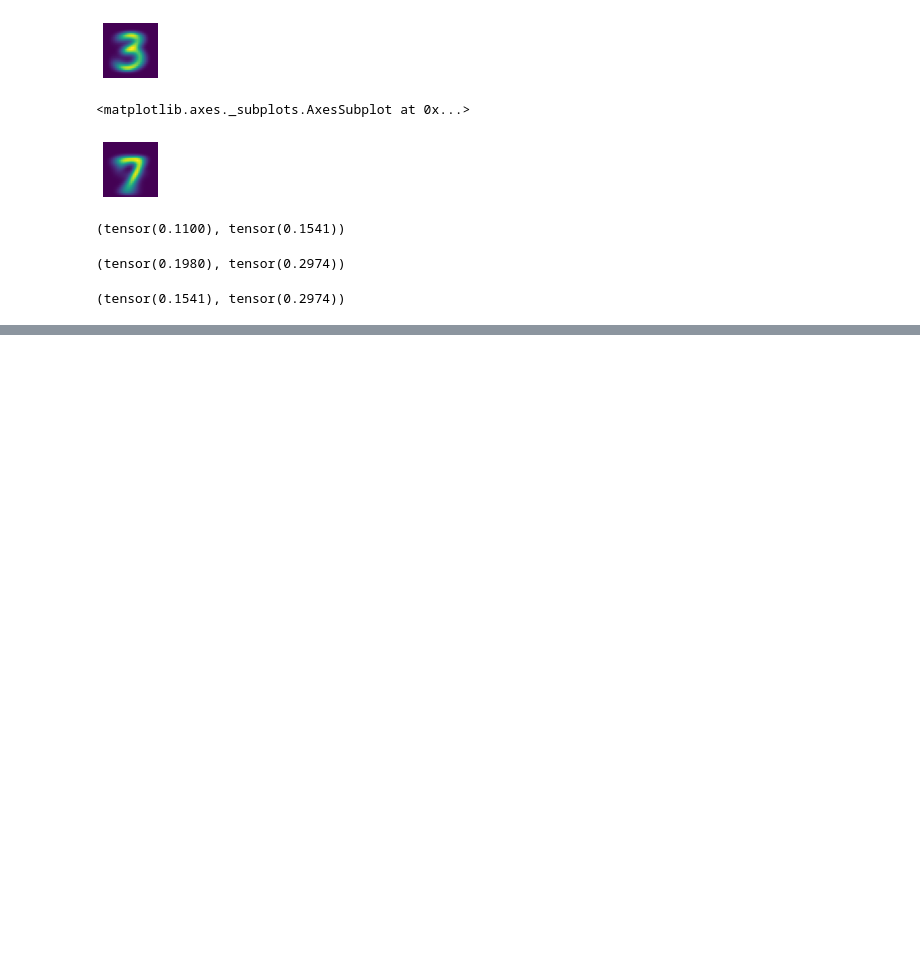
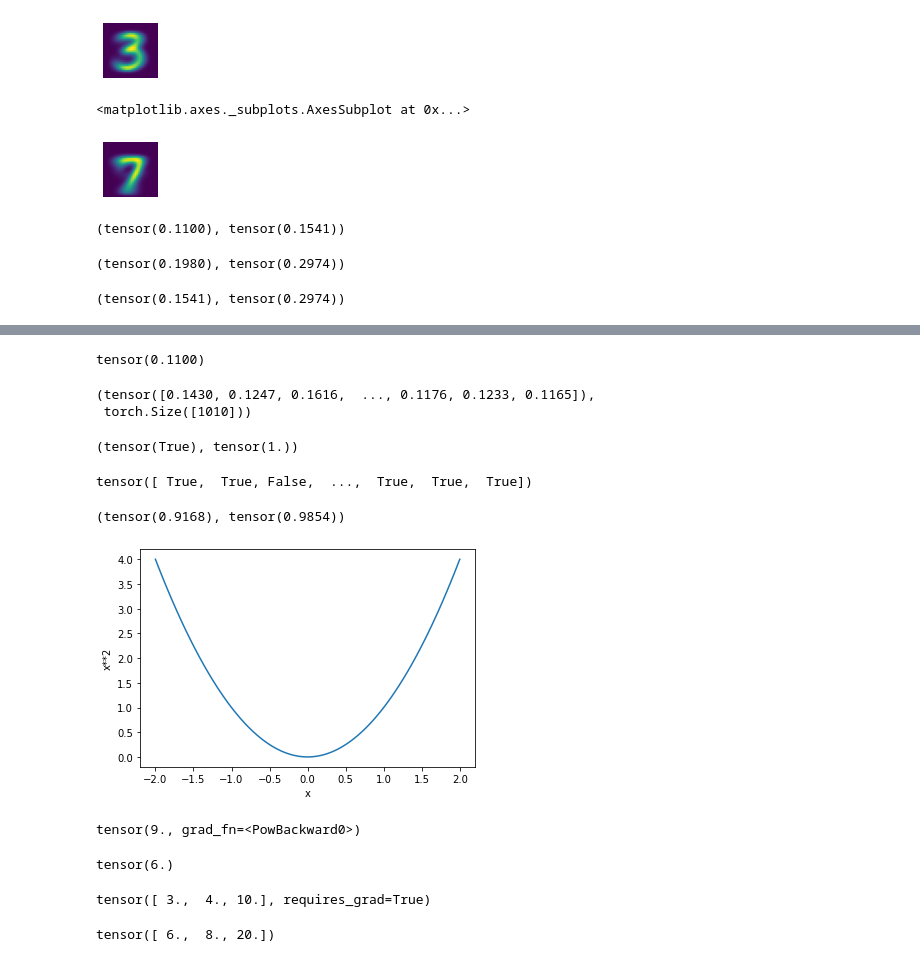
Before and after one commit to steimel60/ML, a Jupyter notebook: DeepLearning/ThreeOrSeven.ipynb, the cells around one changed output, grey strips where cells are left out. Cells and saved outputs as stored; diff of their text form; code cells hidden in the pictures; blank space fills up the shorter version.

Commit message:
Simple prediction and Stochastic Gradient Descent intro

```diff
--- a/DeepLearning/ThreeOrSeven.ipynb
+++ b/DeepLearning/ThreeOrSeven.ipynb
@@ -141,0 +153,66 @@ F.l1_loss(a_3.float(),mean7), F.mse_loss(a_3,mean7).sqrt()
+# %%
+#Create func to determine distance of an image to a mean
+def mnist_distance(a,b): return (a-b).abs().mean((-1,-2))
+mnist_distance(a_3, mean3)
+# %% [output]
+tensor(0.1100)
+# %%
+#Get dist of all images in validation set
+valid_3_dist = mnist_distance(valid_3_tens, mean3)
+valid_3_dist, valid_3_dist.shape
+# %% [output]
+(tensor([0.1430, 0.1247, 0.1616,  ..., 0.1176, 0.1233, 0.1165]),
+ torch.Size([1010]))
+# %%
+#Func to determine 3 or 7
+def is_3(x): return mnist_distance(x, mean3) < mnist_distance(x, mean7)
+#See if it works
+is_3(a_3), is_3(a_3).float()
+# %% [output]
+(tensor(True), tensor(1.))
+# %%
+#Thanks to broadcasting we can tet entire validation set
+is_3(valid_3_tens)
+# %% [output]
+tensor([ True,  True, False,  ...,  True,  True,  True])
+# %%
+#We can test the accuracy by getting the average of the bool vals
+acc_3 = is_3(valid_3_tens).float().mean()
+acc_7 = 1 - is_3(valid_7_tens).float().mean()
+acc_3, acc_7
+# %% [output]
+(tensor(0.9168), tensor(0.9854))
+# %%
+#Stocahastic Gradient Example
+def f(x): return x**2
+plot_function(f, 'x', 'x**2')
+# %% [output]
+[figure, added]
+# %%
+#Create tensor and tell it that we need gradients
+xt = tensor(3.).requires_grad_()
+#Calculate f(xt)
+yt = f(xt)
+yt #tensor obj that has gradient
+# %% [output]
+tensor(9., grad_fn=<PowBackward0>)
+# %%
+#calculate gradient
+yt.backward()
+#We can now view the gradients
+xt.grad
+# %% [output]
+tensor(6.)
+# %%
+#we can do this on vectors as well
+xt = tensor([3.,4.,10.]).requires_grad_()
+xt
+# %% [output]
+tensor([ 3.,  4., 10.], requires_grad=True)
+# %%
+def f(x): return (x**2).sum() #add sum so we can handle vectors
+yt = f(xt)
+yt.backward()
+xt.grad
+# %% [output]
+tensor([ 6.,  8., 20.])
```
Also changed, not shown: parts of 1 cell of this notebook.
